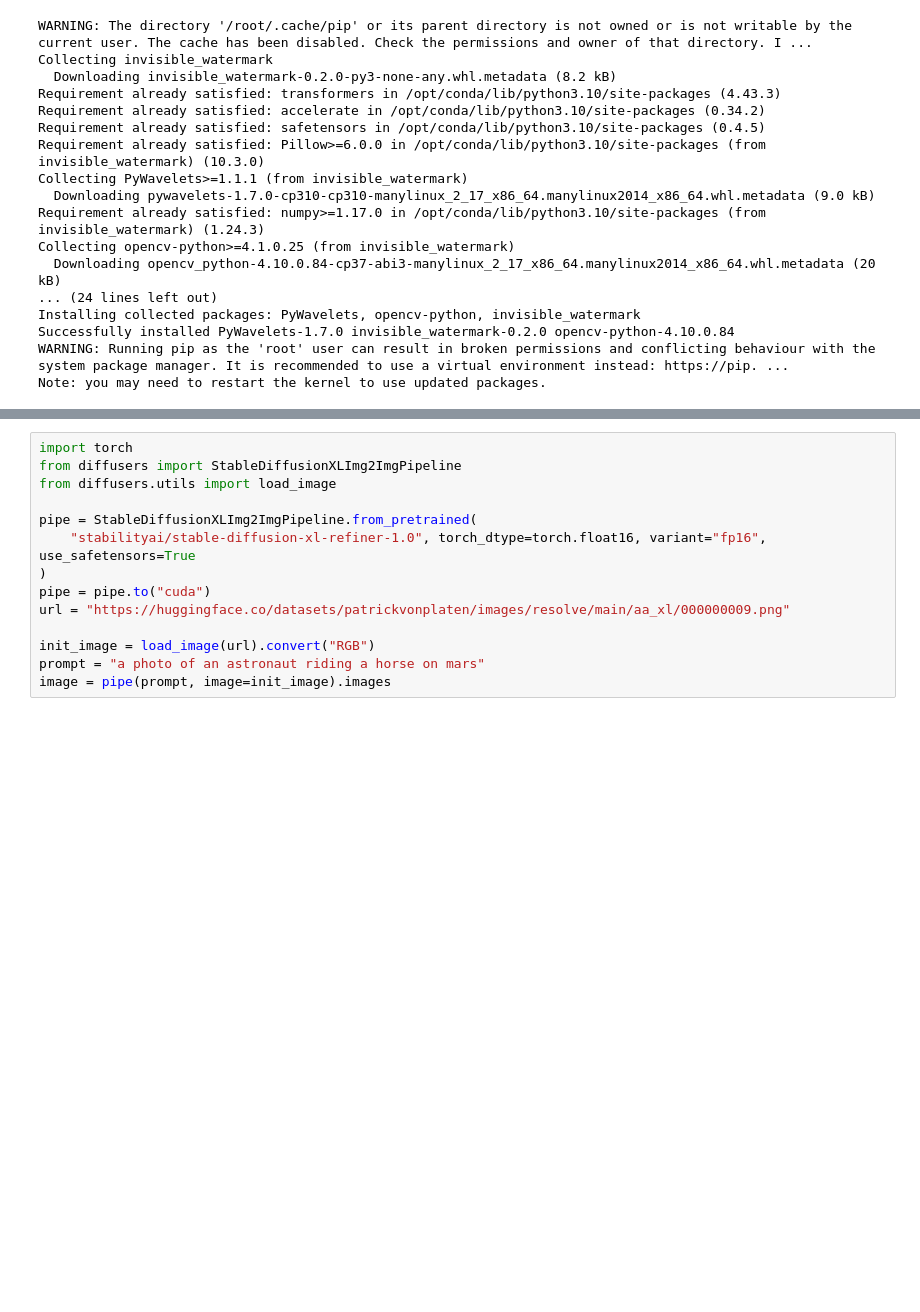
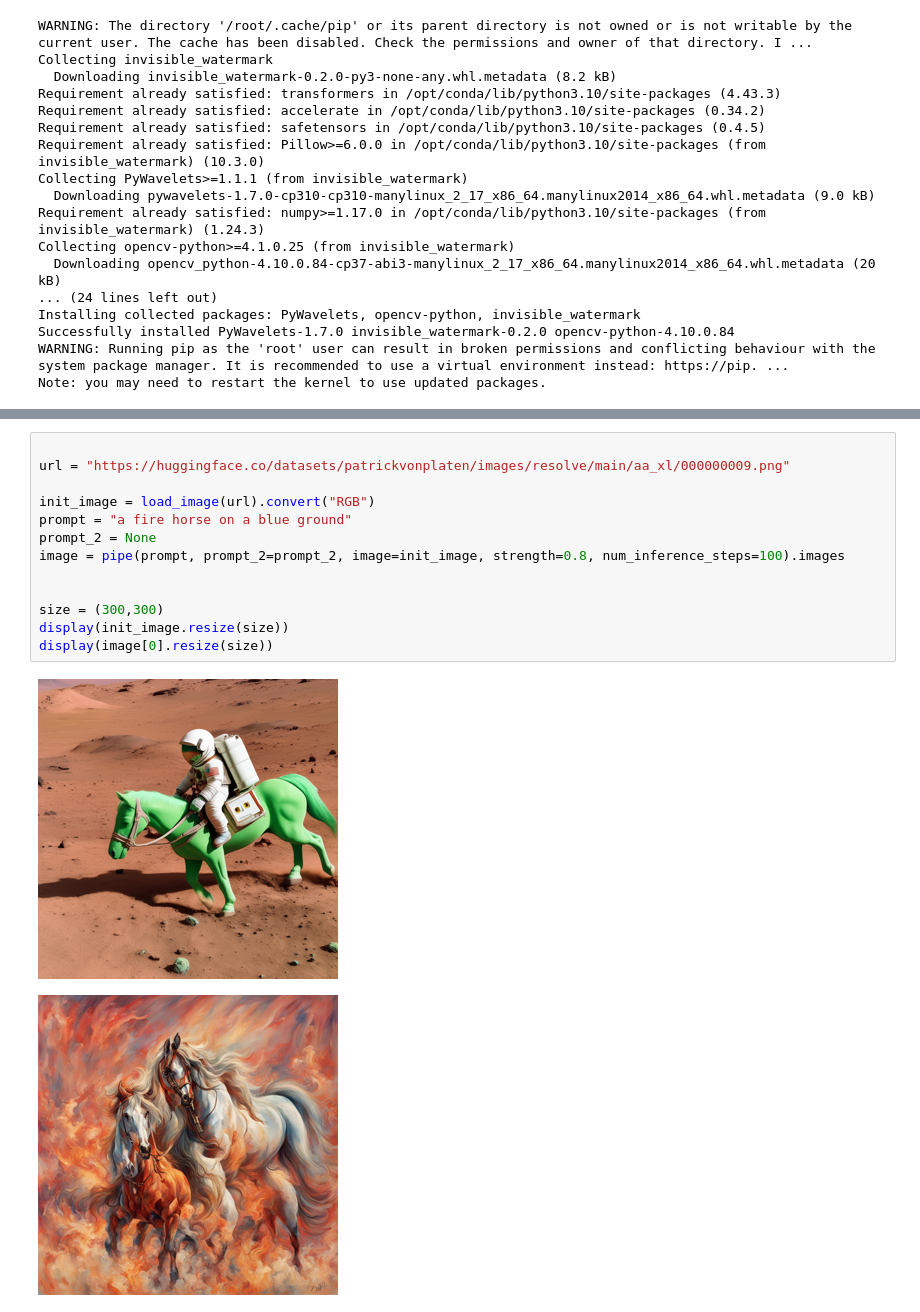
Before and after one commit to emdemor/opensource-llm-recipes, a Jupyter notebook: project/21-test-stable-difusion.ipynb, the cells around one changed output, grey strips where cells are left out. Cells and saved outputs as stored; diff of their text form; blank space fills up the shorter version.

```diff
--- a/project/21-test-stable-difusion.ipynb
+++ b/project/21-test-stable-difusion.ipynb
@@ -67,14 +84,16 @@ Note: you may need to restart the kernel to use updated packages.
 # %%
-import torch
-from diffusers import StableDiffusionXLImg2ImgPipeline
-from diffusers.utils import load_image
 
-pipe = StableDiffusionXLImg2ImgPipeline.from_pretrained(
-    "stabilityai/stable-diffusion-xl-refiner-1.0", torch_dtype=torch.float16, variant="fp16", use_safetensors=True
-)
-pipe = pipe.to("cuda")
 url = "https://huggingface.co/datasets/patrickvonplaten/images/resolve/main/aa_xl/000000009.png"
 
 init_image = load_image(url).convert("RGB")
-prompt = "a photo of an astronaut riding a horse on mars"
-image = pipe(prompt, image=init_image).images
+prompt = "a fire horse on a blue ground"
+prompt_2 = None
+image = pipe(prompt, prompt_2=prompt_2, image=init_image, strength=0.8, num_inference_steps=100).images
+
+
+size = (300,300)
+display(init_image.resize(size))
+display(image[0].resize(size))
+# %% [output]
+[figure, added]
+[figure, added]
```
Also changed, not shown: parts of 9 cells of this notebook.
